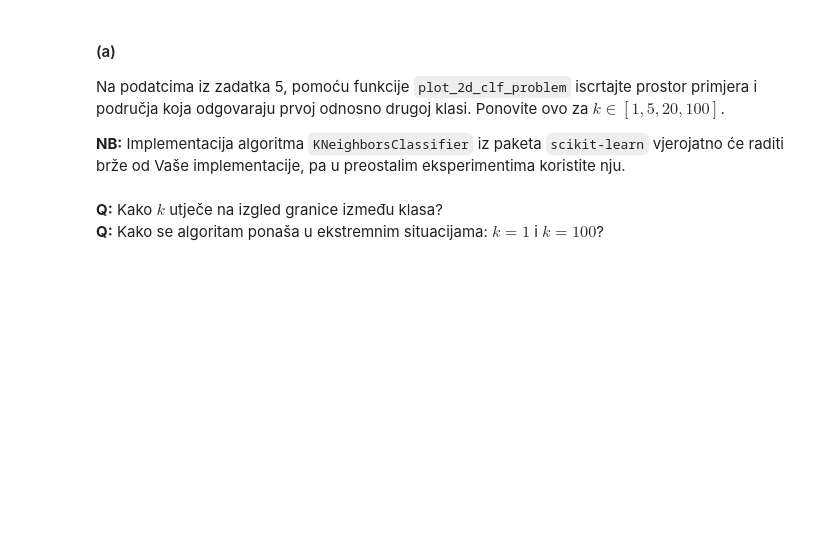
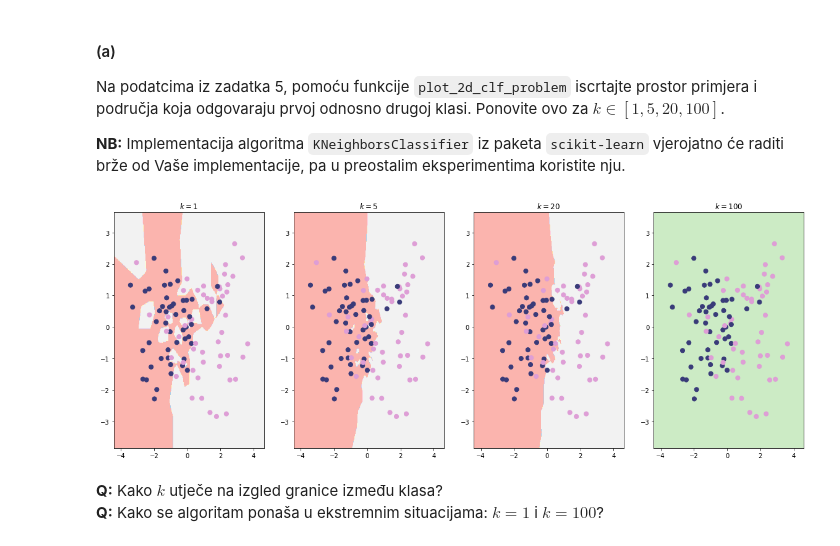
Before and after one commit to dbrcina/SU-FER-2020-21, a Jupyter notebook: SU-2020-LAB03-0036506587.ipynb, the cells around one changed output. Saved outputs shown, nothing was run; the diff lists cells and outputs as text; code cells hidden in the pictures; blank space fills up the shorter version.

```diff
--- a/SU-2020-LAB03-0036506587.ipynb
+++ b/SU-2020-LAB03-0036506587.ipynb
@@ -582,3 +578,13 @@ Na podatcima iz zadatka 5, pomoću funkcije `plot_2d_clf_problem` iscrtajte pros
+# %%
+# Vaš kôd ovdje...
+plt.figure(figsize=(20,7))
+for i,k in enumerate([1, 5, 20, 100]):
+    knn = KNeighborsClassifier(n_neighbors=k).fit(X_art, y_art)
+    plt.subplot(1, 4, i+1)
+    plt.title(f'$k = {k}$')
+    plot_2d_clf_problem(X_art, y_art, knn.predict)
+# %% [output]
+[figure, added]
 # %% [markdown]
 **Q:** Kako $k$ utječe na izgled granice između klasa?
 **Q:** Kako se algoritam ponaša u ekstremnim situacijama: $k=1$ i $k=100$?
```
Also changed, not shown: parts of 10 cells of this notebook.
